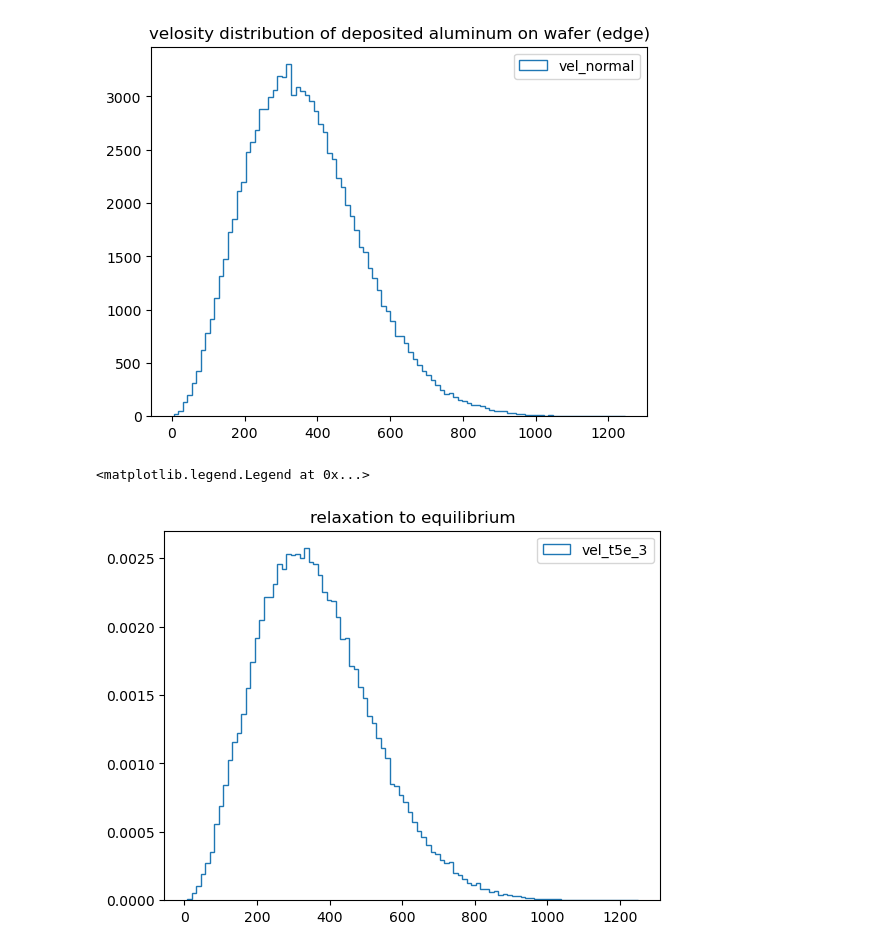
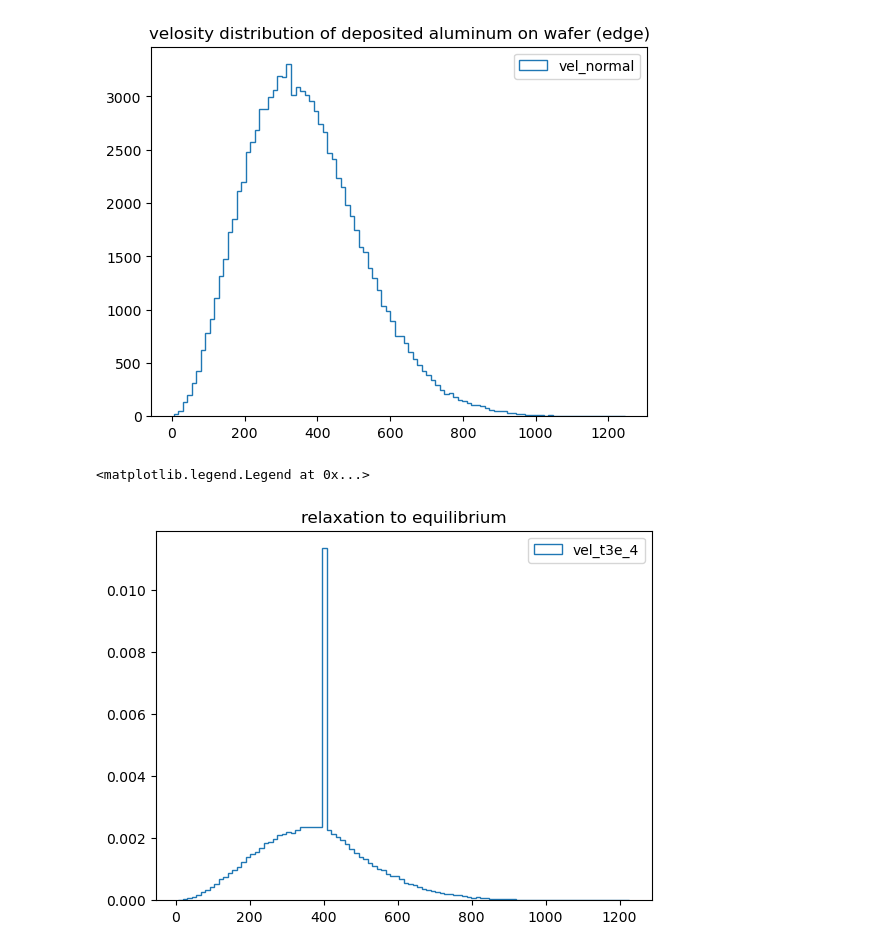
Before and after one commit to ararakitsubasa/etching, a Jupyter notebook: DSMC_Ar_Ar_benchmark.ipynb, the cells around one changed output. Cells and saved outputs as stored; diff of their text form; code cells hidden in the pictures.

```diff
--- a/DSMC_Ar_Ar_benchmark.ipynb
+++ b/DSMC_Ar_Ar_benchmark.ipynb
@@ -139,14 +139,14 @@ vel_t5e_3 = np.load('./DSMC_benchmark_5e-1Pa_5e-3s.npy')
 # %%
 fig, ax = plt.subplots()
 ax.set_title("relaxation to equilibrium")
-ax.hist(np.linalg.norm(vel_t1e_4 [:, 3:], axis=1), bins=100,histtype='step', stacked=True, fill=False, density=True, label='vel_t1e_4')
-ax.hist(np.linalg.norm(vel_t2e_4 [:, 3:], axis=1), bins=100,histtype='step', stacked=True, fill=False, density=True,label='vel_t2e_4')
+# ax.hist(np.linalg.norm(vel_t1e_4 [:, 3:], axis=1), bins=100,histtype='step', stacked=True, fill=False, density=True, label='vel_t1e_4')
+# ax.hist(np.linalg.norm(vel_t2e_4 [:, 3:], axis=1), bins=100,histtype='step', stacked=True, fill=False, density=True,label='vel_t2e_4')
 ax.hist(np.linalg.norm(vel_t3e_4 [:, 3:], axis=1), bins=100,histtype='step', stacked=True, fill=False, density=True,label='vel_t3e_4')
-ax.hist(np.linalg.norm(vel_t5e_4 [:, 3:], axis=1), bins=100,histtype='step', stacked=True, fill=False, density=True,label='vel_t5e_4')
-ax.hist(np.linalg.norm(vel_t5e_3 [:, 3:], axis=1), bins=100,histtype='step', stacked=True, fill=False, density=True,label='vel_t5e_3')
-# ax.set_yscale('log')
+# ax.hist(np.linalg.norm(vel_t5e_4 [:, 3:], axis=1), bins=100,histtype='step', stacked=True, fill=False, density=True,label='vel_t5e_4')
+# ax.hist(np.linalg.norm(vel_t5e_3 [:, 3:], axis=1), bins=100,histtype='step', stacked=True, fill=False, density=True,label='vel_t5e_3')
+# ax.set_ylim(0, 0.003)
 # ax.plot(X, hist_dist.cdf(X), label='CDF')
 ax.legend()
 # %% [output]
 <matplotlib.legend.Legend at 0x...>
-[figure, old version]
+[figure, new version]
```
Also changed, not shown: 2 other files.
